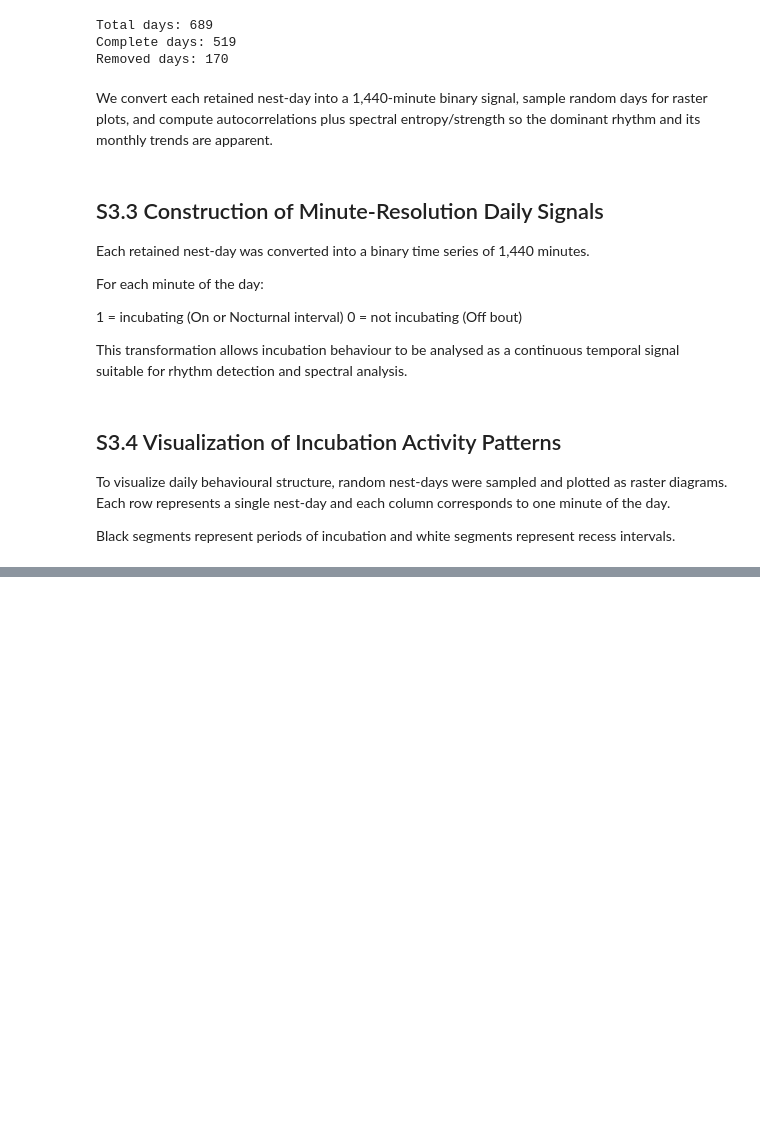
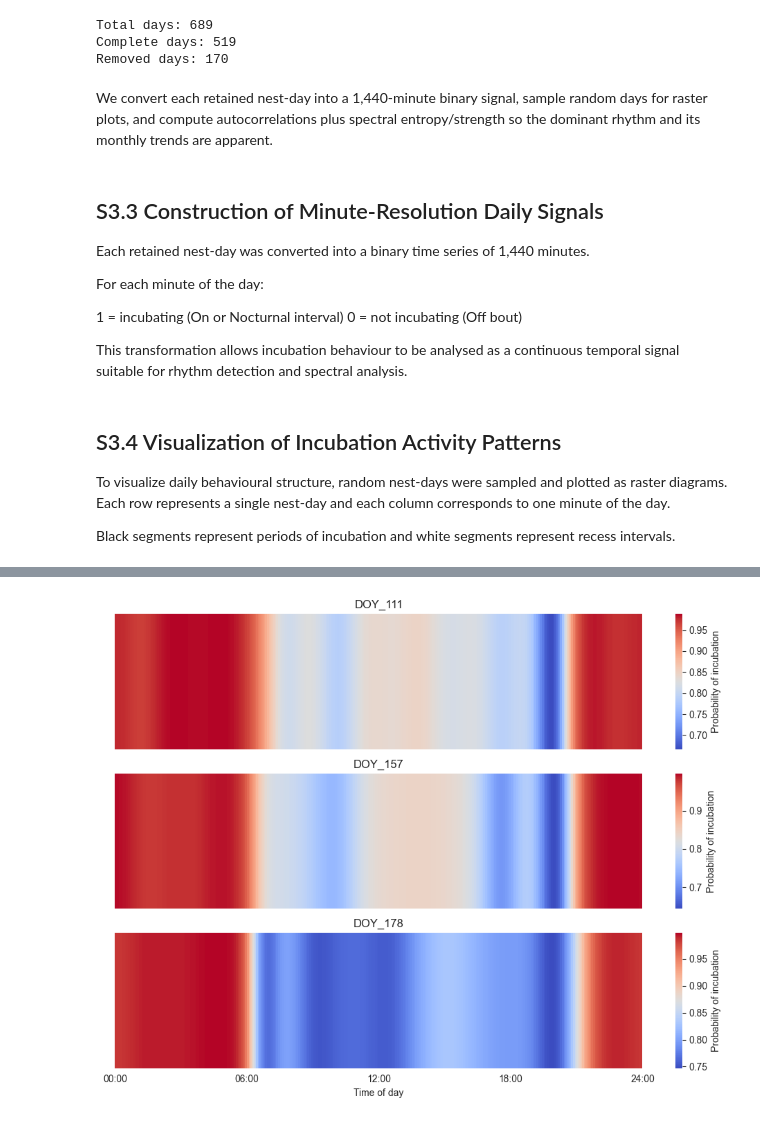
Before and after one commit to jorgelizarazo94/Mimus_sourse, a Jupyter notebook: Supplementary 3.ipynb, the cells around one changed output, grey strips where cells are left out. Saved outputs shown, nothing was run; the diff lists cells and outputs as text; code cells hidden in the pictures; blank space fills up the shorter version.

```diff
--- a/Supplementary 3.ipynb
+++ b/Supplementary 3.ipynb
@@ -230,0 +245,4 @@ To quantify the regularity of the rhythm, two spectral metrics were also calcula
+# %%
+df_long["NestDay_ID"] = (
+    df_long["Nest_ID"] + "_" + df_long["Day"].astype(str)
+)
@@ -230,0 +265,5 @@ To quantify the regularity of the rhythm, two spectral metrics were also calcula
+# %%
+df_long["Nest_ID"] = df_long["Nest_ID"].astype(str)
+df_long["NestDay_ID"] = df_long["NestDay_ID"].astype(str)
+df_long["incubating"] = df_long["incubating"].astype(int)
+df_long["minute_of_day"] = df_long["minute_of_day"].astype(int)
@@ -230,0 +272,3 @@ To quantify the regularity of the rhythm, two spectral metrics were also calcula
+# %%
+with localconverter(ro.default_converter + pandas2ri.converter):
+    ro.globalenv["df_long"] = df_long
@@ -230,0 +463,47 @@ To quantify the regularity of the rhythm, two spectral metrics were also calcula
+# %%
+#Bring predictions to Python ---
+from rpy2.robjects import pandas2ri
+from rpy2.robjects.conversion import localconverter
+
+with localconverter(ro.default_converter + pandas2ri.converter):
+    pred_df_py = ro.r('pred_df')
+# %%
+import matplotlib.pyplot as plt
+import seaborn as sns
+import numpy as np
+
+seasons = sorted(pred_df_py["Season"].unique())
+
+fig, axes = plt.subplots(len(seasons), 1, figsize=(10, 2.5*len(seasons)), sharex=True)
+
+if len(seasons) == 1:
+    axes = [axes]
+
+for ax, season in zip(axes, seasons):
+
+    sub = pred_df_py[pred_df_py["Season"] == season]
+
+    # Convertir a matriz 1 x N (para heatmap)
+    matrix = np.expand_dims(sub["fit"].values, axis=0)
+
+    sns.heatmap(
+        matrix,
+        ax=ax,
+        cmap="coolwarm",
+        cbar=True,
+        xticklabels=False,
+        yticklabels=False,
+        cbar_kws={"label": "Probability of incubation"}
+    )
+
+    ax.set_title(f"{season}")
+
+# ticks del eje X solo abajo
+axes[-1].set_xticks([0, 72, 144, 216, 288])
+axes[-1].set_xticklabels(["00:00","06:00","12:00","18:00","24:00"])
+
+plt.xlabel("Time of day")
+plt.tight_layout()
+plt.show()
+# %% [output]
+[figure, added]
```
Also changed, not shown: parts of 24 cells of this notebook.
